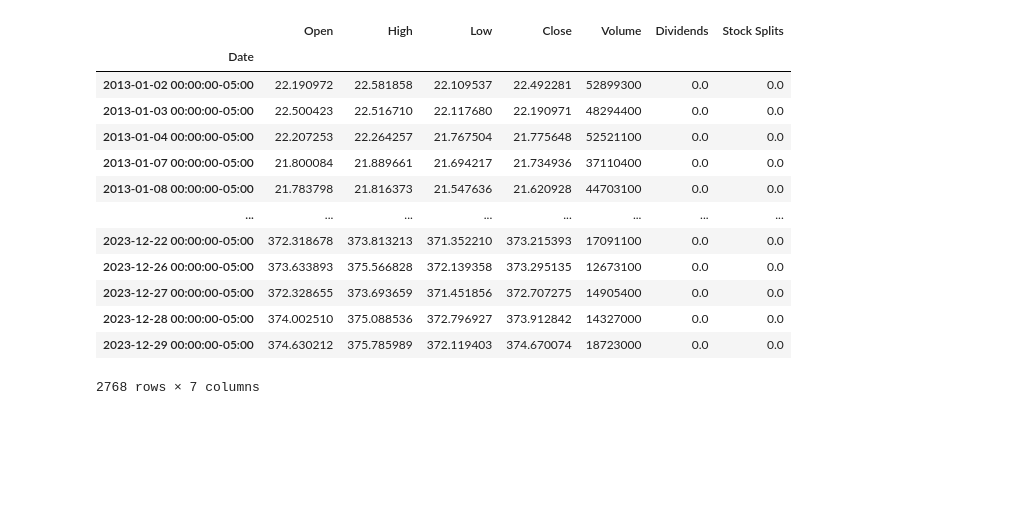
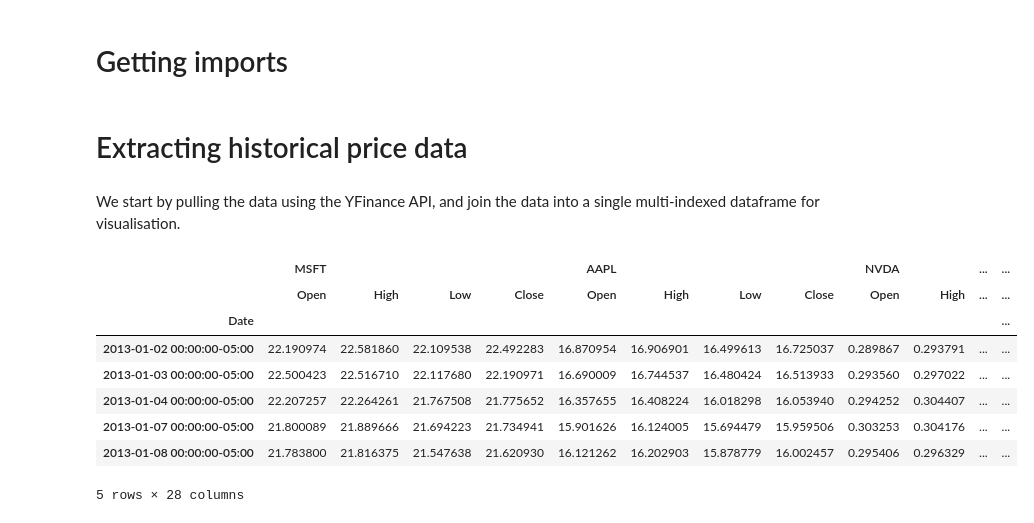
Before and after one commit to RamblingRaccoon/mag7_backtest, a Jupyter notebook: src/backtest.ipynb, the cells around one changed output. Cells and saved outputs as stored; diff of their text form; code cells hidden in the pictures; blank space fills up the shorter version.

```diff
--- a/src/backtest.ipynb
+++ b/src/backtest.ipynb
@@ -3,24 +1,2 @@ import yfinance as yf
-# %%
-import yfinance as yf
-
-msft = yf.Ticker("MSFT")
-
-msft.info
-
-# show share count
-msft.history(start="2013-01-01", end="2023-12-31")
-# %% [output]
-|  | Open | High | Low | Close | Volume | Dividends | Stock Splits |
-| Date |  |  |  |  |  |  |  |
-| 2013-01-02 00:00:00-05:00 | 22.190972 | 22.581858 | 22.109537 | 22.492281 | 52899300 | 0.0 | 0.0 |
-| 2013-01-03 00:00:00-05:00 | 22.500423 | 22.516710 | 22.117680 | 22.190971 | 48294400 | 0.0 | 0.0 |
-| 2013-01-04 00:00:00-05:00 | 22.207253 | 22.264257 | 21.767504 | 21.775648 | 52521100 | 0.0 | 0.0 |
-| 2013-01-07 00:00:00-05:00 | 21.800084 | 21.889661 | 21.694217 | 21.734936 | 37110400 | 0.0 | 0.0 |
-| 2013-01-08 00:00:00-05:00 | 21.783798 | 21.816373 | 21.547636 | 21.620928 | 44703100 | 0.0 | 0.0 |
-| ... | ... | ... | ... | ... | ... | ... | ... |
-| 2023-12-22 00:00:00-05:00 | 372.318678 | 373.813213 | 371.352210 | 373.215393 | 17091100 | 0.0 | 0.0 |
-| 2023-12-26 00:00:00-05:00 | 373.633893 | 375.566828 | 372.139358 | 373.295135 | 12673100 | 0.0 | 0.0 |
-| 2023-12-27 00:00:00-05:00 | 372.328655 | 373.693659 | 371.451856 | 372.707275 | 14905400 | 0.0 | 0.0 |
-| 2023-12-28 00:00:00-05:00 | 374.002510 | 375.088536 | 372.796927 | 373.912842 | 14327000 | 0.0 | 0.0 |
-| 2023-12-29 00:00:00-05:00 | 374.630212 | 375.785989 | 372.119403 | 374.670074 | 18723000 | 0.0 | 0.0 |
-2768 rows × 7 columns
+# %% [markdown]
+# Getting imports
@@ -26,0 +10,28 @@ msft.history(start="2013-01-01", end="2023-12-31")
+# %% [markdown]
+# Extracting historical price data
+# %% [markdown]
+We start by pulling the data using the YFinance API, and join the data into a single multi-indexed dataframe for visualisation.
+# %%
+all_data = pd.DataFrame()
+ticker_list = ["MSFT", "AAPL", "NVDA", "AMZN", "GOOG", "META", "TSLA"]
+
+for ticker in ticker_list:
+    price_hist = yf.Ticker(ticker).history(start="2013-01-01", end="2023-12-31")
+    price_hist = price_hist.drop(["Volume", "Dividends", "Stock Splits"], axis=1)    # We drop columns that will be unused for now to clean up our visualisation
+    price_hist.columns = pd.MultiIndex.from_product([[ticker], price_hist.columns])
+    if all_data.empty:
+        all_data = price_hist
+    else:
+        all_data = all_data.join(price_hist, on='Date')
+
+all_data.head()
+# %% [output]
+|  | MSFT |  |  |  | AAPL |  |  |  | NVDA |  | ... | ... |
+|  | Open | High | Low | Close | Open | High | Low | Close | Open | High | ... | ... |
+| Date |  |  |  |  |  |  |  |  |  |  |  | ... |
+| 2013-01-02 00:00:00-05:00 | 22.190974 | 22.581860 | 22.109538 | 22.492283 | 16.870954 | 16.906901 | 16.499613 | 16.725037 | 0.289867 | 0.293791 | ... | ... |
+| 2013-01-03 00:00:00-05:00 | 22.500423 | 22.516710 | 22.117680 | 22.190971 | 16.690009 | 16.744537 | 16.480424 | 16.513933 | 0.293560 | 0.297022 | ... | ... |
+| 2013-01-04 00:00:00-05:00 | 22.207257 | 22.264261 | 21.767508 | 21.775652 | 16.357655 | 16.408224 | 16.018298 | 16.053940 | 0.294252 | 0.304407 | ... | ... |
+| 2013-01-07 00:00:00-05:00 | 21.800089 | 21.889666 | 21.694223 | 21.734941 | 15.901626 | 16.124005 | 15.694479 | 15.959506 | 0.303253 | 0.304176 | ... | ... |
+| 2013-01-08 00:00:00-05:00 | 21.783800 | 21.816375 | 21.547638 | 21.620930 | 16.121262 | 16.202903 | 15.878779 | 16.002457 | 0.295406 | 0.296329 | ... | ... |
+5 rows × 28 columns
```
Also changed, not shown: parts of 26 cells of this notebook, 4 other files.
